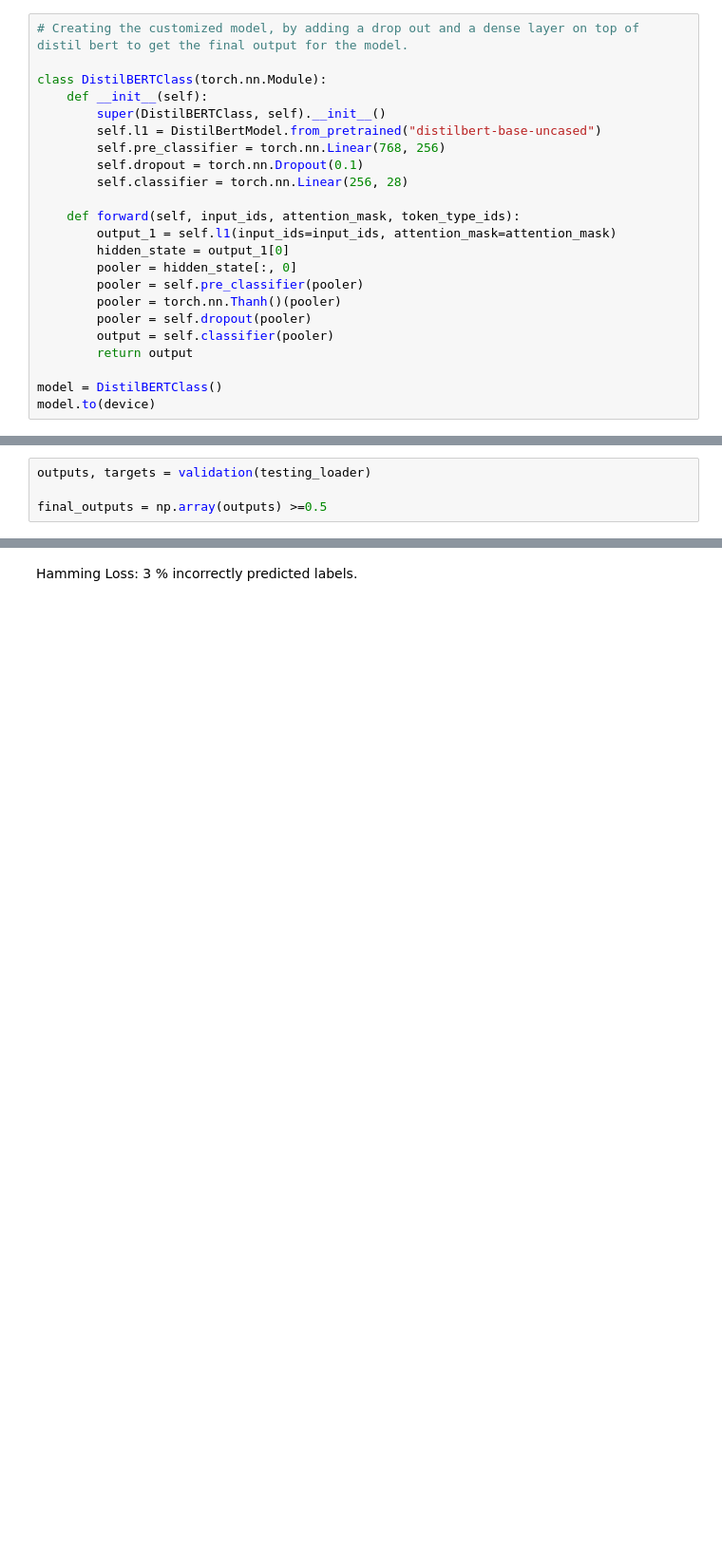
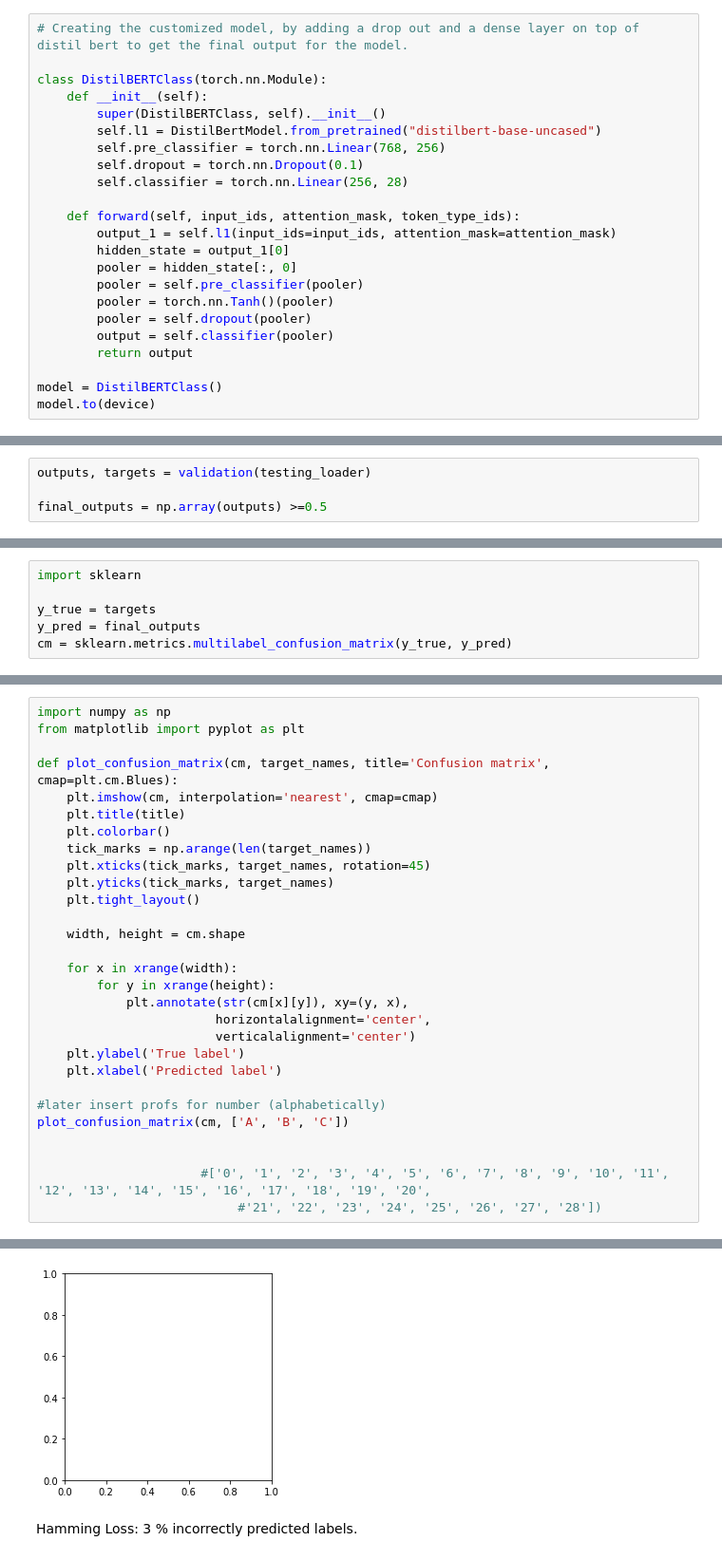
Before and after one commit to esnue/ThesisAllocationSystem, a Jupyter notebook: model.ipynb, the cells around one changed output, grey strips where cells are left out. Shown at 95% size. Cells and saved outputs as stored; diff of their text form; blank space fills up the shorter version.

Commit message:
added confusion matrix, but viz doesnt work yet

```diff
--- a/model.ipynb
+++ b/model.ipynb
@@ -277,7 +264,7 @@ class DistilBERTClass(torch.nn.Module):
         hidden_state = output_1[0]
         pooler = hidden_state[:, 0]
         pooler = self.pre_classifier(pooler)
-        pooler = torch.nn.Thanh()(pooler)
+        pooler = torch.nn.Tanh()(pooler)
         pooler = self.dropout(pooler)
         output = self.classifier(pooler)
         return output
@@ -397,0 +379,6 @@ Hamming Loss = 0.03571428571428571
+# %%
+import sklearn
+
+y_true = targets
+y_pred = final_outputs
+cm = sklearn.metrics.multilabel_confusion_matrix(y_true, y_pred)
@@ -397,0 +387,30 @@ Hamming Loss = 0.03571428571428571
+# %%
+import numpy as np
+from matplotlib import pyplot as plt
+
+def plot_confusion_matrix(cm, target_names, title='Confusion matrix', cmap=plt.cm.Blues):
+    plt.imshow(cm, interpolation='nearest', cmap=cmap)
+    plt.title(title)
+    plt.colorbar()
+    tick_marks = np.arange(len(target_names))
+    plt.xticks(tick_marks, target_names, rotation=45)
+    plt.yticks(tick_marks, target_names)
+    plt.tight_layout()
+
+    width, height = cm.shape
+
+    for x in xrange(width):
+        for y in xrange(height):
+            plt.annotate(str(cm[x][y]), xy=(y, x),
+                        horizontalalignment='center',
+                        verticalalignment='center')
+    plt.ylabel('True label')
+    plt.xlabel('Predicted label')
+
+#later insert profs for number (alphabetically)
+plot_confusion_matrix(cm, ['A', 'B', 'C'])
+
+
+                      #['0', '1', '2', '3', '4', '5', '6', '7', '8', '9', '10', '11', '12', '13', '14', '15', '16', '17', '18', '19', '20',
+                           #'21', '22', '23', '24', '25', '26', '27', '28'])
+# %% [output]
@@ -398,3 +418,4 @@ Hamming Loss = 0.03571428571428571
+[figure, added]
 # %% [markdown]
 Hamming Loss: 3 % incorrectly predicted labels.
 # %% [markdown]
```
Also changed, not shown: parts of 13 cells of this notebook.
